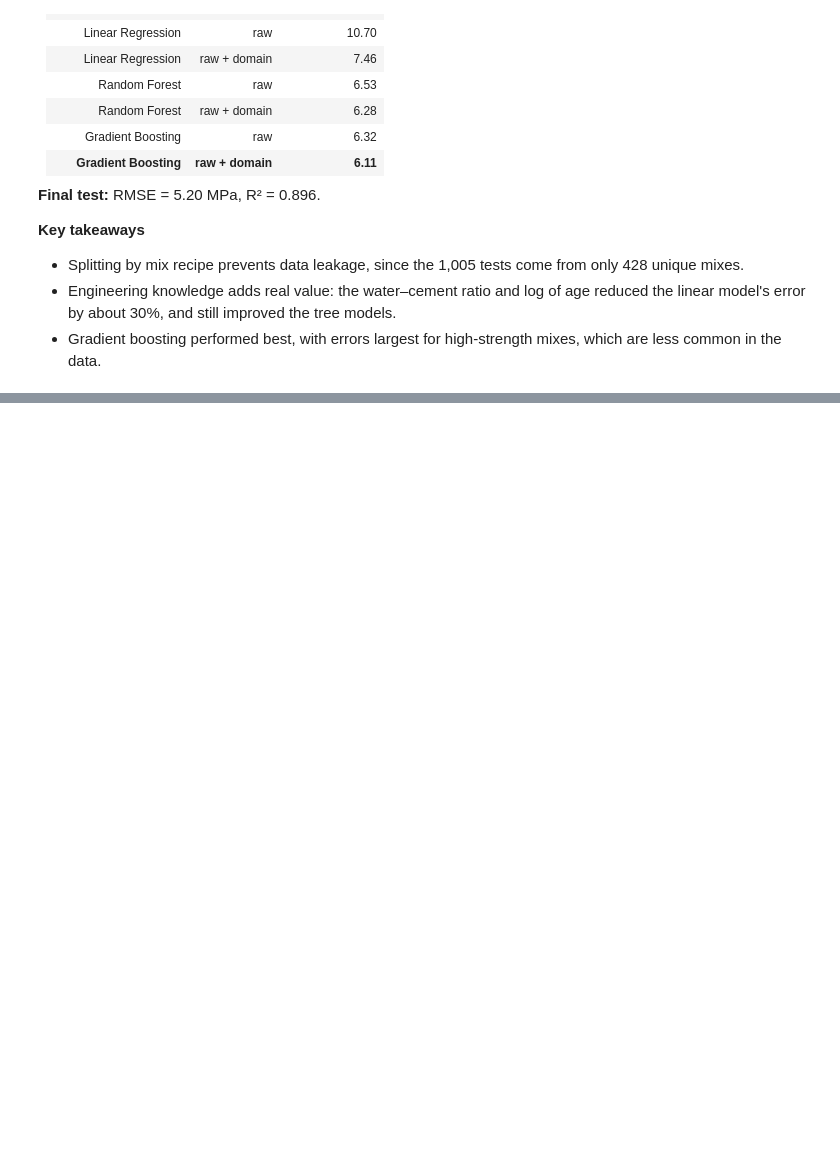
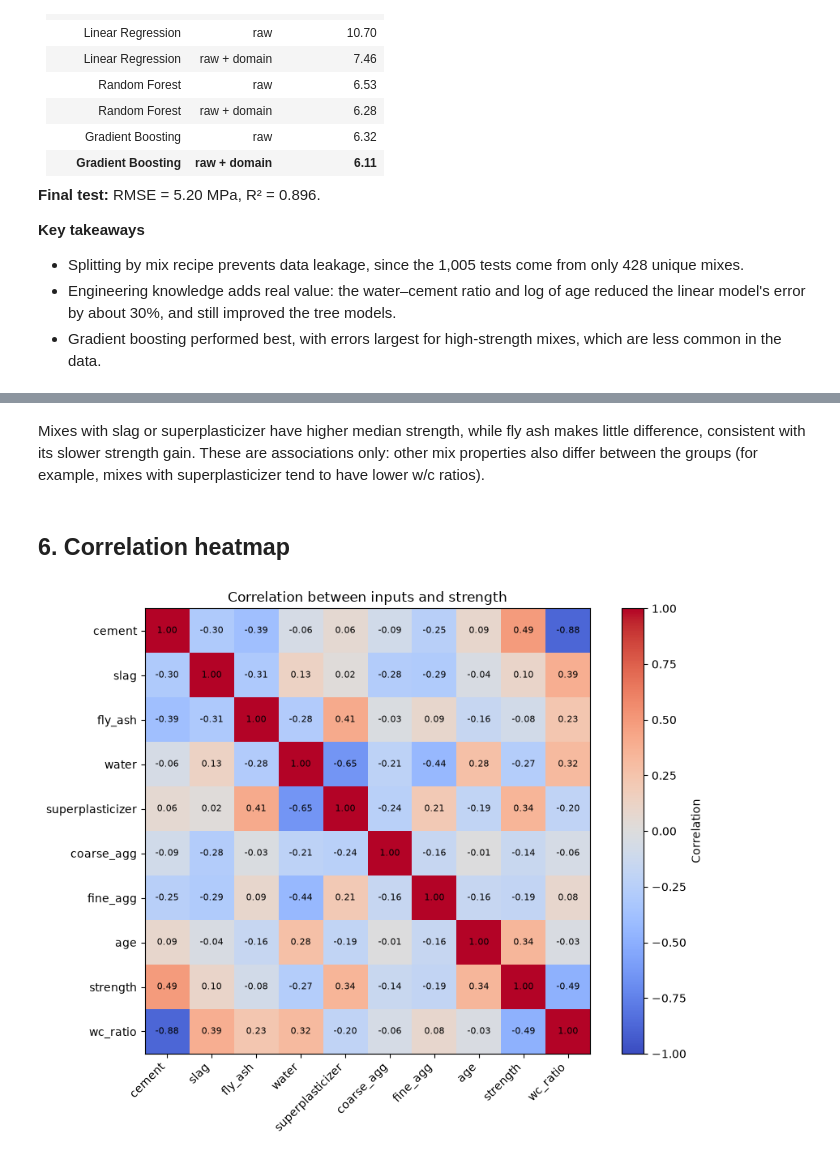
Before and after one commit to sammiefol/concrete-strength-ml, a Jupyter notebook: notebooks/01_eda_baseline.ipynb, the cells around one changed output, grey strips where cells are left out. Cells and saved outputs as stored; diff of their text form; code cells hidden in the pictures; blank space fills up the shorter version.

```diff
--- a/notebooks/01_eda_baseline.ipynb
+++ b/notebooks/01_eda_baseline.ipynb
@@ -352,0 +462,20 @@ Model saved
+# %% [markdown]
+Mixes with slag or superplasticizer have higher median strength, while fly ash makes little difference, consistent with its slower strength gain. These are associations only: other mix properties also differ between the groups (for example, mixes with superplasticizer tend to have lower w/c ratios).
+# %% [markdown]
+## 6. Correlation heatmap
+# %%
+corr = df.select_dtypes("number").drop(columns=["mix_id"], errors="ignore").corr()
+
+fig, ax = plt.subplots(figsize=(9, 7))
+im = ax.imshow(corr, cmap="coolwarm", vmin=-1, vmax=1)
+ax.set_xticks(range(len(corr)), corr.columns, rotation=45, ha="right")
+ax.set_yticks(range(len(corr)), corr.columns)
+for i in range(len(corr)):
+    for j in range(len(corr)):
+        ax.text(j, i, f"{corr.iloc[i, j]:.2f}", ha="center", va="center", fontsize=8)
+fig.colorbar(im, ax=ax, label="Correlation")
+ax.set_title("Correlation between inputs and strength")
+plt.tight_layout()
+plt.show()
+# %% [output]
+[figure, added]
```
Also changed, not shown: parts of 20 cells of this notebook, 1 other file.
